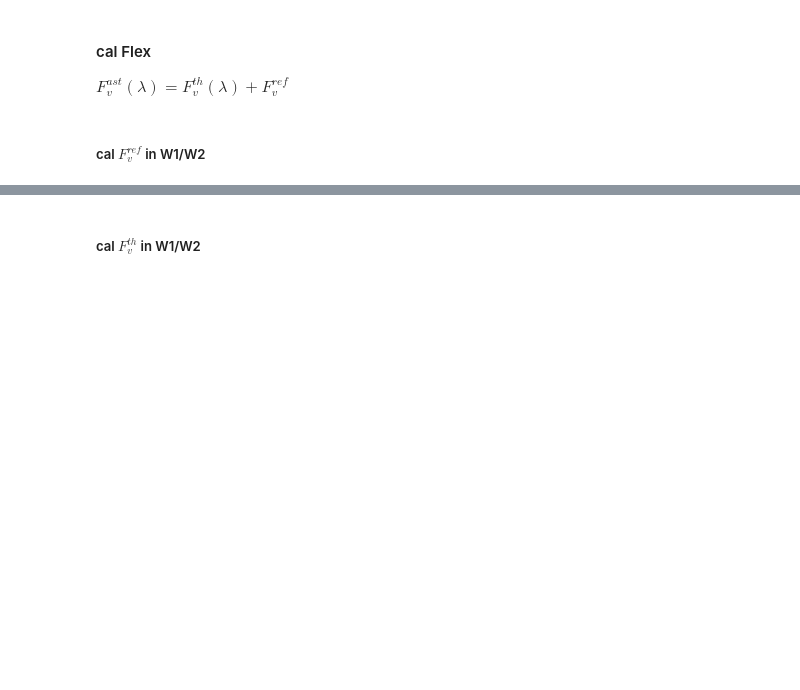
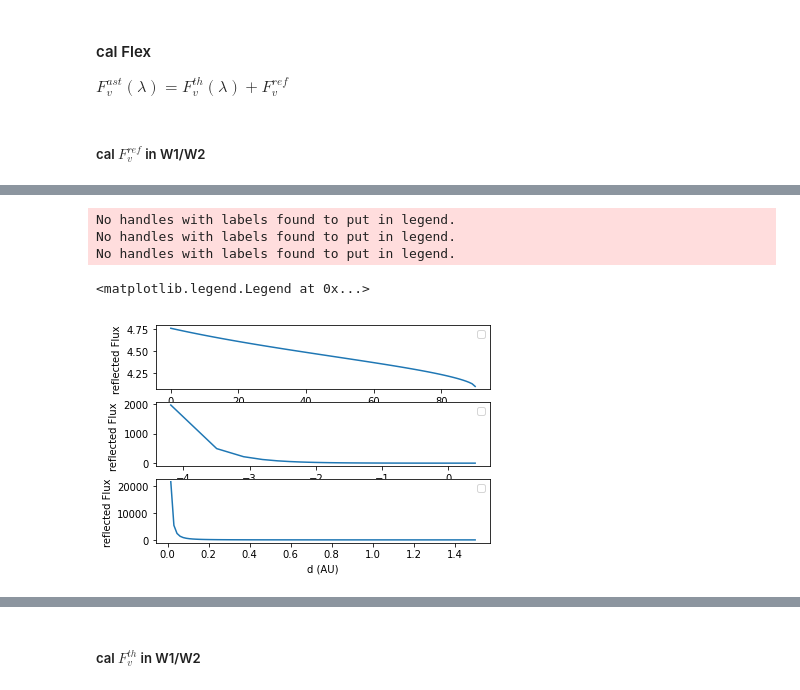
Before and after one commit to AstroHHQ/learngit, a Jupyter notebook: openti/MCMC_ref_2008ev5.ipynb, the cells around one changed output, grey strips where cells are left out. Drawn from its saved outputs; the diff is of its cells as text; code cells hidden in the pictures; blank space fills up the shorter version.

```diff
--- a/openti/MCMC_ref_2008ev5.ipynb
+++ b/openti/MCMC_ref_2008ev5.ipynb
@@ -290,0 +319,28 @@ Text(0.5, 0, 'n')
+# %%
+xalpha = np.linspace(0,pi/2,100)
+yflux = calFref(346,delta_N[10],d_N[10],pi/2-xalpha,3.4e-6,0.9)
+plt.subplot(3,1,1)
+plt.plot(xalpha/pi*180,yflux)
+plt.xlabel("alpha (degree)")
+plt.ylabel("reflected Flux ");
+plt.legend()
+xdelta = np.linspace(0,1.5,100)
+yflux1 = calFref(346,xdelta,d_N[10],alpha_N[10],3.4e-6,0.9)
+plt.subplot(3,1,2)
+plt.plot(np.log(xdelta),yflux1)
+plt.xlabel("delta (AU)")
+plt.ylabel("reflected Flux ");
+plt.legend()
+xd = np.linspace(0,1.5,100)
+yflux2 = calFref(346,delta_N[10],xd,alpha_N[10],3.4e-6,0.9)
+plt.subplot(3,1,3)
+plt.plot(xd,yflux2)
+plt.xlabel("d (AU)")
+plt.ylabel("reflected Flux ");
+plt.legend()
+# %% [output]
+No handles with labels found to put in legend.
+No handles with labels found to put in legend.
+No handles with labels found to put in legend.
+<matplotlib.legend.Legend at 0x...>
+[figure, added]
```
Also changed, not shown: parts of 14 cells of this notebook, 7 other files.
